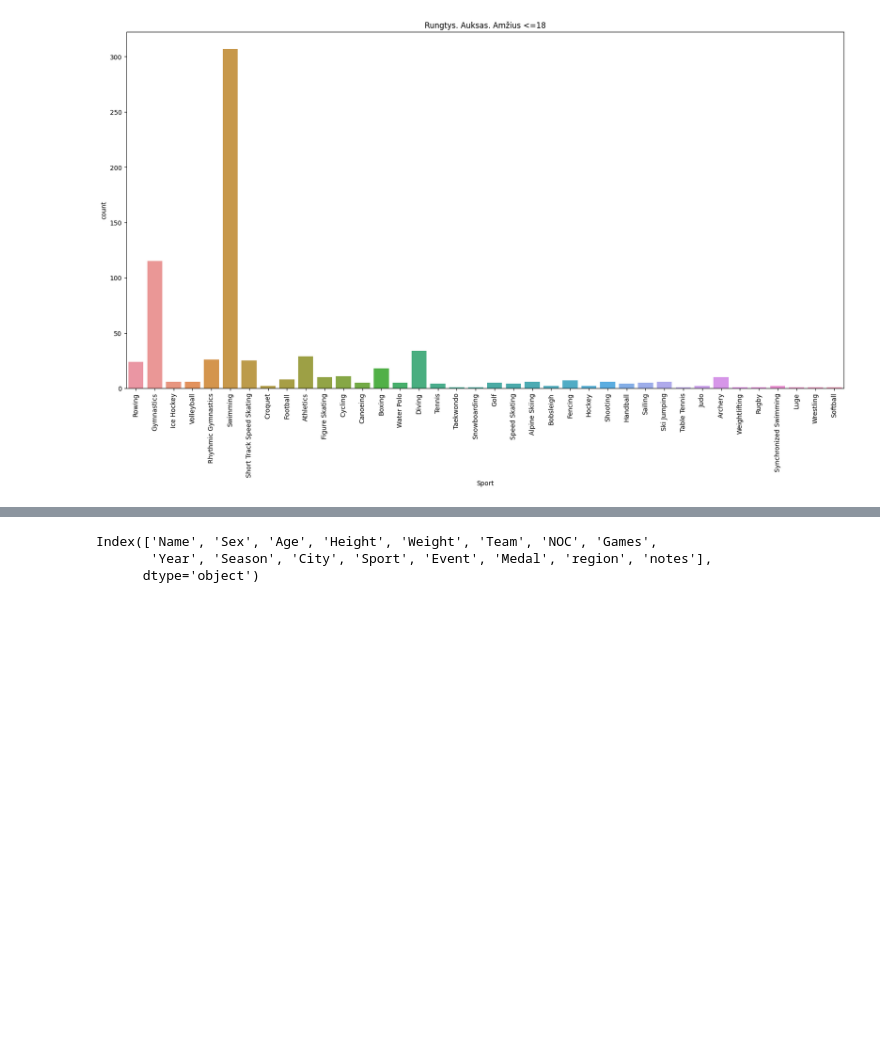
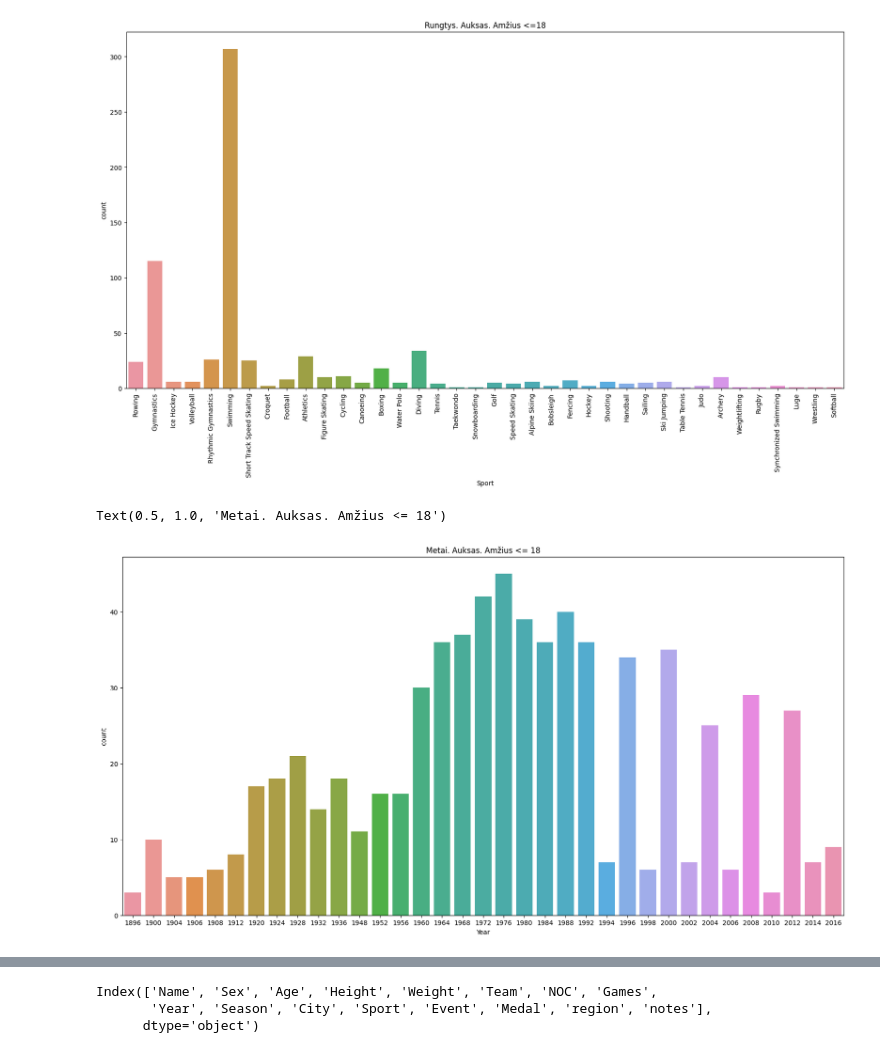
Before and after one commit to kilciukas/Olympic_dataset_exploration, a Jupyter notebook: Notebook/Olimpines_notebook.ipynb, the cells around one changed output, grey strips where cells are left out. Saved outputs shown, nothing was run; the diff lists cells and outputs as text; code cells hidden in the pictures; blank space fills up the shorter version.

```diff
--- a/Notebook/Olimpines_notebook.ipynb
+++ b/Notebook/Olimpines_notebook.ipynb
@@ -149,3 +149,12 @@ plt.xticks(rotation=90)
   Text(36, 0, 'Wrestling'),
   Text(37, 0, 'Softball')])
 [figure]
+# %%
+sportas_jaunesni_nei_18 = auksoMedaliai_beNaN["Year"][auksoMedaliai_beNaN["Age"]<=18]
+plt.figure(figsize = (20, 10))
+plt.tight_layout()
+sns.countplot(data=auksoMedaliai_beNaN, x=sportas_jaunesni_nei_18)
+plt.title("Metai. Auksas. Amžius <= 18")
+# %% [output]
+Text(0.5, 1.0, 'Metai. Auksas. Amžius <= 18')
+[figure, added]
```
Also changed, not shown: parts of 3 cells of this notebook.
